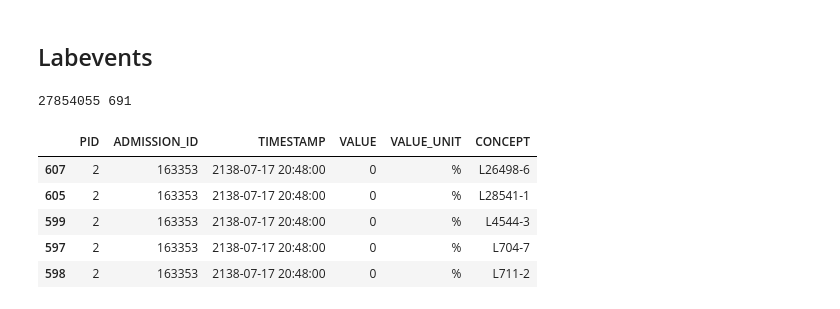
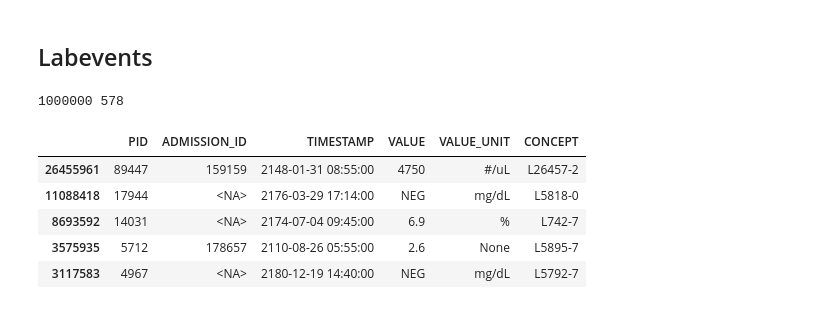
Before and after one commit to kirilklein/patbert, a Jupyter notebook: notebooks/explore/mimic3.ipynb, the cells around one changed output. Drawn from its saved outputs; the diff is of its cells as text; code cells hidden in the pictures.

```diff
--- a/notebooks/explore/mimic3.ipynb
+++ b/notebooks/explore/mimic3.ipynb
@@ -236,14 +316,14 @@ weight = weight[weight.weight_diff!=0]
 # %% [markdown]
 ## Labevents
 # %%
-lab = pd.read_parquet(join(mimic_path, "concept.lab.parquet"))
+lab = pd.read_parquet(join(mimic_path, "concept.lab.parquet")).sample(int(1e6))
 print(len(lab), lab.CONCEPT.nunique())
 lab.head()
 # %% [output]
-27854055 691
+1000000 578
 |  | PID | ADMISSION_ID | TIMESTAMP | VALUE | VALUE_UNIT | CONCEPT |
-| 607 | 2 | 163353 | 2138-07-17 20:48:00 | 0 | % | L26498-6 |
-| 605 | 2 | 163353 | 2138-07-17 20:48:00 | 0 | % | L28541-1 |
-| 599 | 2 | 163353 | 2138-07-17 20:48:00 | 0 | % | L4544-3 |
-| 597 | 2 | 163353 | 2138-07-17 20:48:00 | 0 | % | L704-7 |
-| 598 | 2 | 163353 | 2138-07-17 20:48:00 | 0 | % | L711-2 |
+| 26455961 | 89447 | 159159 | 2148-01-31 08:55:00 | 4750 | #/uL | L26457-2 |
+| 11088418 | 17944 | <NA> | 2176-03-29 17:14:00 | NEG | mg/dL | L5818-0 |
+| 8693592 | 14031 | <NA> | 2174-07-04 09:45:00 | 6.9 | % | L742-7 |
+| 3575935 | 5712 | 178657 | 2110-08-26 05:55:00 | 2.6 | None | L5895-7 |
+| 3117583 | 4967 | <NA> | 2180-12-19 14:40:00 | NEG | mg/dL | L5792-7 |
```
Also changed, not shown: parts of 27 cells of this notebook, 3 other files.
